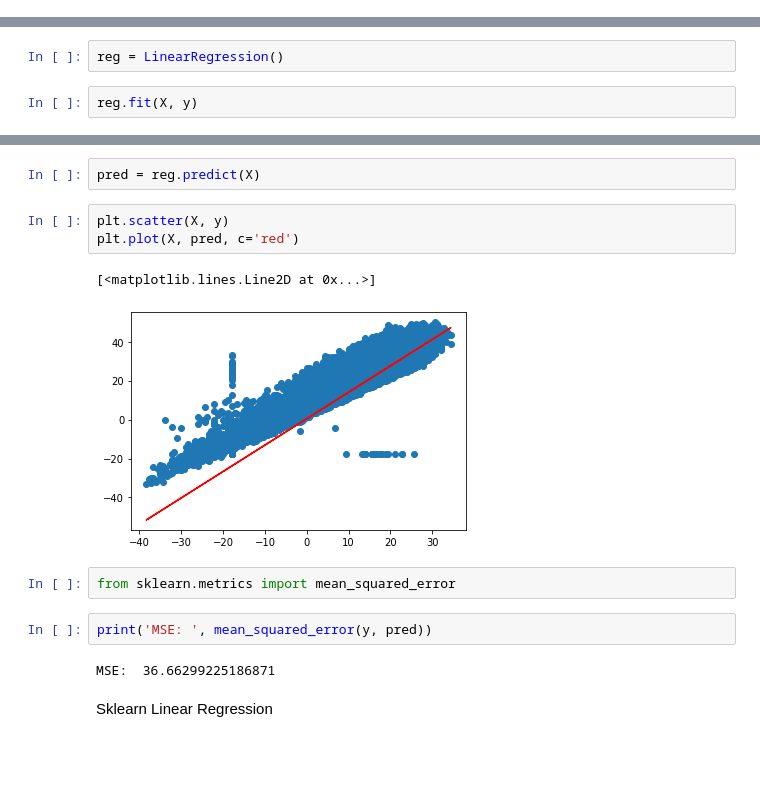
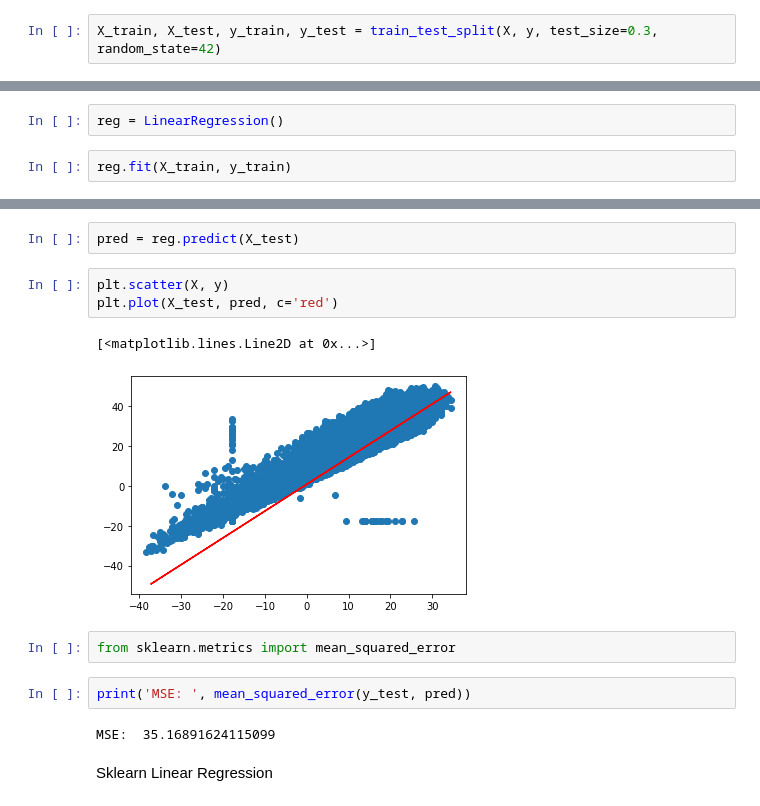
Before and after one commit to maypink/ML-algorithms, a Jupyter notebook: LinearRegression/00-test.ipynb, the cells around one changed output, grey strips where cells are left out. Saved outputs shown, nothing was run; the diff lists cells and outputs as text; blank space fills up the shorter version.

```diff
--- a/LinearRegression/00-test.ipynb
+++ b/LinearRegression/00-test.ipynb
@@ -14,0 +17,2 @@ plt.scatter(X, y)
+# %%
+X_train, X_test, y_train, y_test = train_test_split(X, y, test_size=0.3, random_state=42)
@@ -17,5 +31,5 @@ from linreg import LinearRegression
 # %%
 reg = LinearRegression()
 # %%
-reg.fit(X, y)
+reg.fit(X_train, y_train)
 # %% [output]
@@ -39,17 +37,17 @@ reg.fit(X, y)
 # %%
-pred = reg.predict(X)
+pred = reg.predict(X_test)
 # %%
 plt.scatter(X, y)
-plt.plot(X, pred, c='red')
+plt.plot(X_test, pred, c='red')
 # %% [output]
 [<matplotlib.lines.Line2D at 0x...>]
-[figure, old version]
+[figure, new version]
 # %%
 from sklearn.metrics import mean_squared_error
 # %%
-print('MSE: ', mean_squared_error(y, pred))
+print('MSE: ', mean_squared_error(y_test, pred))
 # %% [output]
-MSE:  36.66299225186871
+MSE:  35.16891624115099
 # %% [markdown]
 Sklearn Linear Regression
 # %%
```
Also changed, not shown: parts of 10 cells of this notebook, 1 other file.
